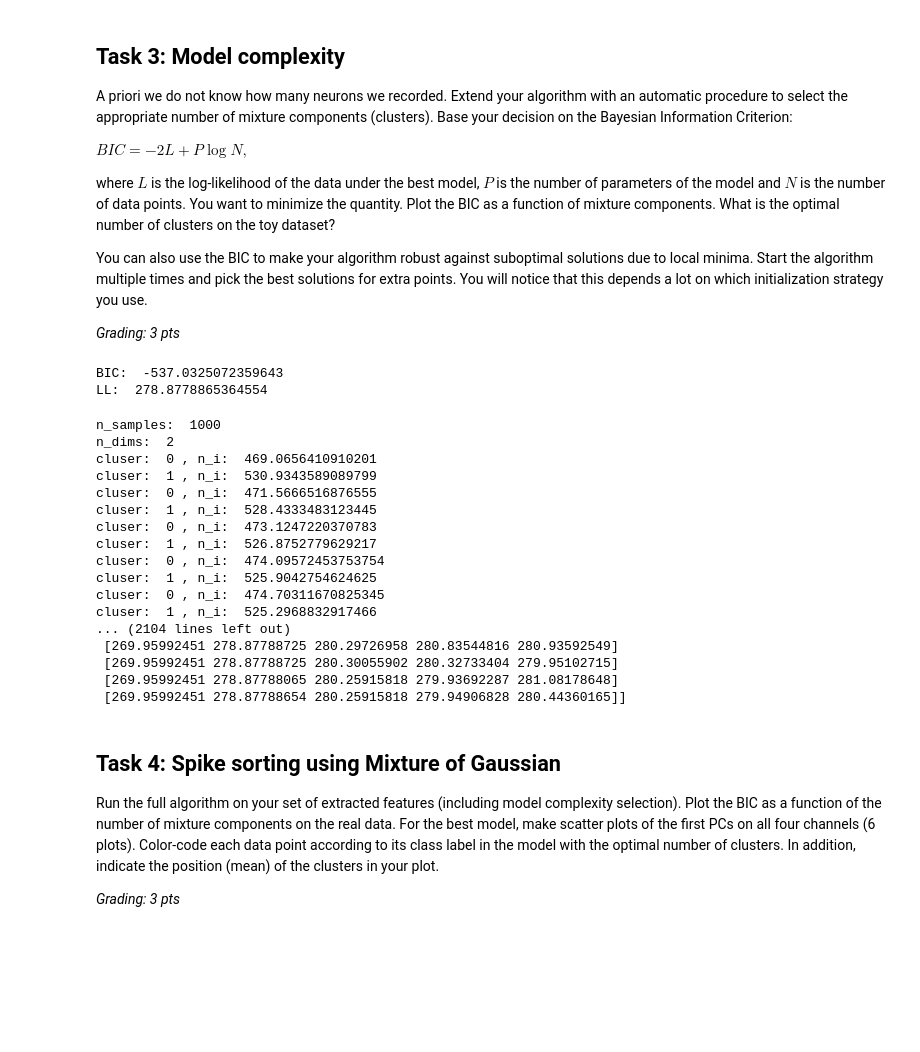
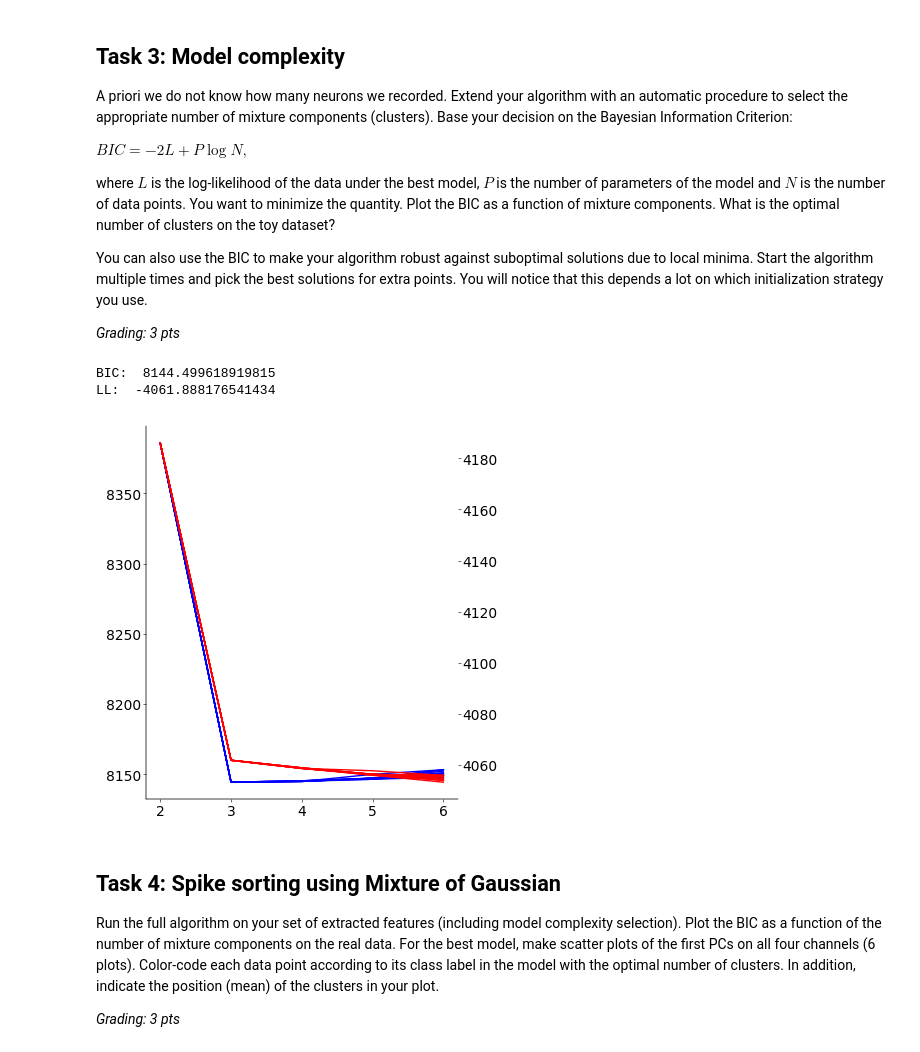
Before and after one commit to stedavkle/uni-tue-nds, a Jupyter notebook: CL2/notebooks/CodingLab2.ipynb, the cells around one changed output. Drawn from its saved outputs; the diff is of its cells as text; code cells hidden in the pictures; blank space fills up the shorter version.

```diff
--- a/CL2/notebooks/CodingLab2.ipynb
+++ b/CL2/notebooks/CodingLab2.ipynb
@@ -409,24 +373,17 @@ def mog_bic(
     n_clusters, n_dims = m.shape
 
     # number of samples
-    n_samples, n_features = x.shape
+    n_samples = x.shape[0]
 
-    # # compute the log likelihood (slide 16, lecture 2)
-    # LL = 0
-    # for i in range(n_clusters):
-    #     LL += p[i] * sp.stats.multivariate_normal.pdf(
-    #         x,
-    #         m[i],
-    #         S[i],
-    #         allow_singular=True,  # TODO breaks without allow_singular=True
-    #     )  # TODO check if this is correct
-    # LL = np.sum(np.log(LL))
-
-    # GEMINI VERSION
+    # compute the log likelihood (slide 16, lecture 2)
     LL = 0
     for i in range(n_clusters):
-        # compute log likelihood for each cluster
-        LL += p[i] * np.sum(sp.stats.norm.pdf(x, m[i], np.sqrt(np.diag(S[i]))))
+        LL += p[i] * sp.stats.multivariate_normal.pdf(
+            x,
+            m[i],
+            S[i],
+        )  # TODO check if this is correct
+    LL = np.sum(np.log(LL))
 
     # compute the BIC
     bic = -2 * LL + n_clusters * np.log(n_samples)
@@ -438,8 +395,8 @@ bic, LL = mog_bic(x, m, S, p)
 print("BIC: ", bic)
 print("LL: ", LL)
 # %% [output]
-BIC:  -537.0325072359643
-LL:  278.8778865364554
+BIC:  8144.499618919815
+LL:  -4061.888176541434
 # %%
 # ---------------------------------------------------------------------------------------------------
 # Compute and plot the BIC for mixture models with different numbers of clusters (e.g., 2 - 6). (0.5 pts)
@@ -449,35 +406,13 @@ LL:  278.8778865364554
 K = range(2, 7)
 num_seeds = 10  # TODO do we have to generate multiple seeds?
 
+seeds = [104245, 2046, 42, 1337, 73084, 97893, 1234, 5678, 91011, 121314]
+
 BIC = np.zeros((num_seeds, len(K)))
 LL = np.zeros((num_seeds, len(K)))
 
 # run mog and BIC multiple times here
-for seed in range(num_seeds):
-    for i, k in enumerate(K):
+for i, seed in enumerate(seeds):
+    for j, k in enumerate(K):
         labels, m, S, p = fit_mog(x, k, random_seed=seed)
-        BIC[seed, i], LL[seed, i] = mog_bic(x, m, S, p)
-
-# TODO plot BIC and LL (within loop? for each seed separately?)
-# TODO make robust against local minima (refer to lecture 2)
-
-print(BIC)
-print(LL)
+        BIC[i, j], LL[i, j] = mog_bic(x, m, S, p)
-# %% [output]
-n_samples:  1000
-n_dims:  2
-cluser:  0 , n_i:  469.0656410910201
-cluser:  1 , n_i:  530.9343589089799
-cluser:  0 , n_i:  471.5666516876555
-cluser:  1 , n_i:  528.4333483123445
-cluser:  0 , n_i:  473.1247220370783
-cluser:  1 , n_i:  526.8752779629217
-cluser:  0 , n_i:  474.09572453753754
-cluser:  1 , n_i:  525.9042754624625
-cluser:  0 , n_i:  474.70311670825345
-cluser:  1 , n_i:  525.2968832917466
-... (2104 lines left out)
- [269.95992451 278.87788725 280.29726958 280.83544816 280.93592549]
- [269.95992451 278.87788725 280.30055902 280.32733404 279.95102715]
- [269.95992451 278.87788065 280.25915818 279.93692287 281.08178648]
- [269.95992451 278.87788654 280.25915818 279.94906828 280.44360165]]
@@ -487,3 +419,22 @@ fig, ax = plt.subplots(figsize=(4, 4))
+# %%
+# TODO SO KANN MAN DIESEN PLOT NICHT LASSEN! xD
+
+fig, ax = plt.subplots(figsize=(4, 4))
+# plot BIC
+
+best_bic = np.unravel_index(
+    np.argmin(BIC), BIC.shape
+)  # TODO multiple identical BICs in matrix
+ax2 = ax.twinx()
+
+for i in range(num_seeds):
+    ax.plot(K, BIC[i], c="b")
+
+    ax2.plot(K, -LL[i], c="r")  # TODO that's kinda shitty
+
+plt.show()
+# %% [output]
+[figure, added]
 # %% [markdown]
 ## Task 4: Spike sorting using Mixture of Gaussian
 Run the full algorithm on your set of extracted features (including model complexity selection). Plot the BIC as a function of the number of mixture components on the real data. For the best model, make scatter plots of the first PCs on all four channels (6 plots). Color-code each data point according to its class label in the model with the optimal number of clusters. In addition, indicate the position (mean) of the clusters in your plot.
```
Also changed, not shown: parts of 7 cells of this notebook.
